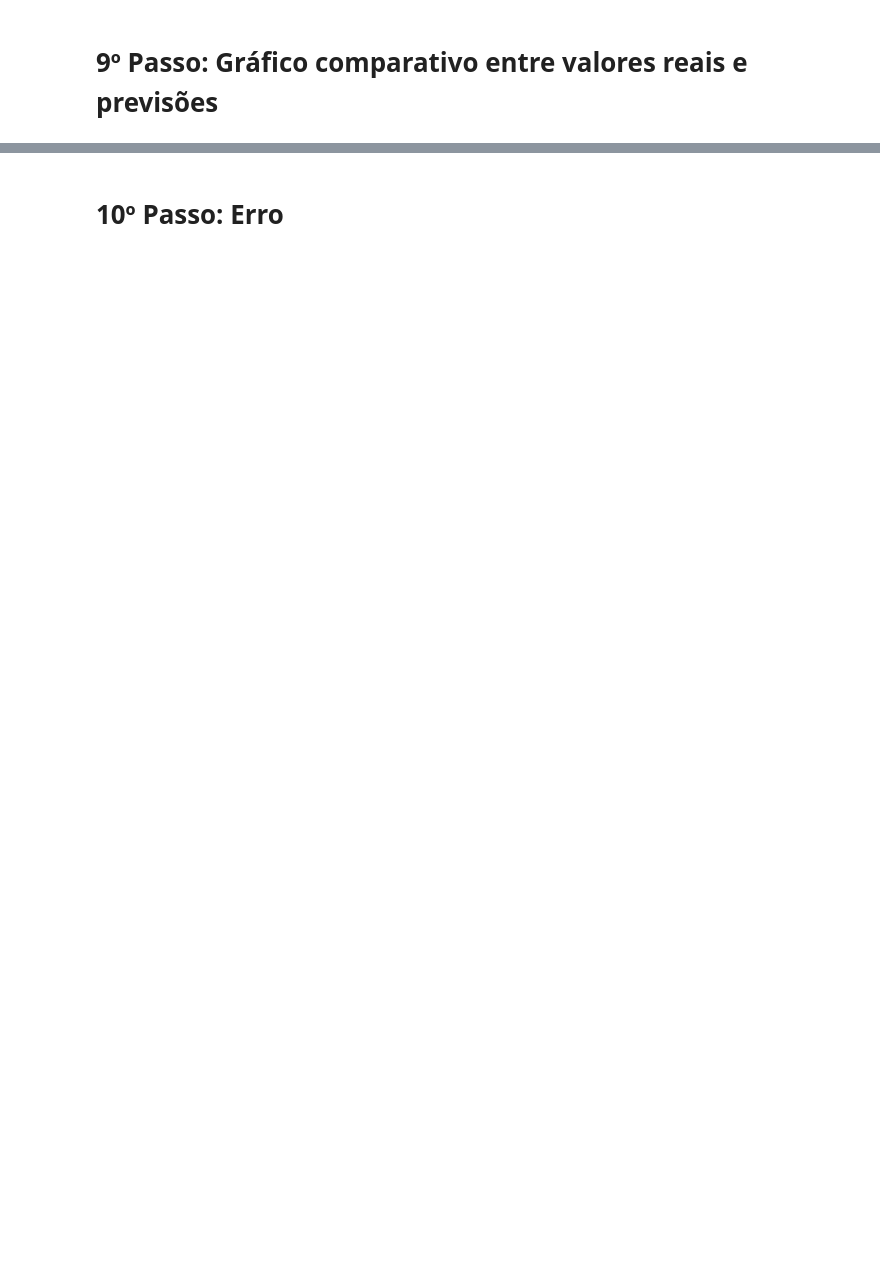
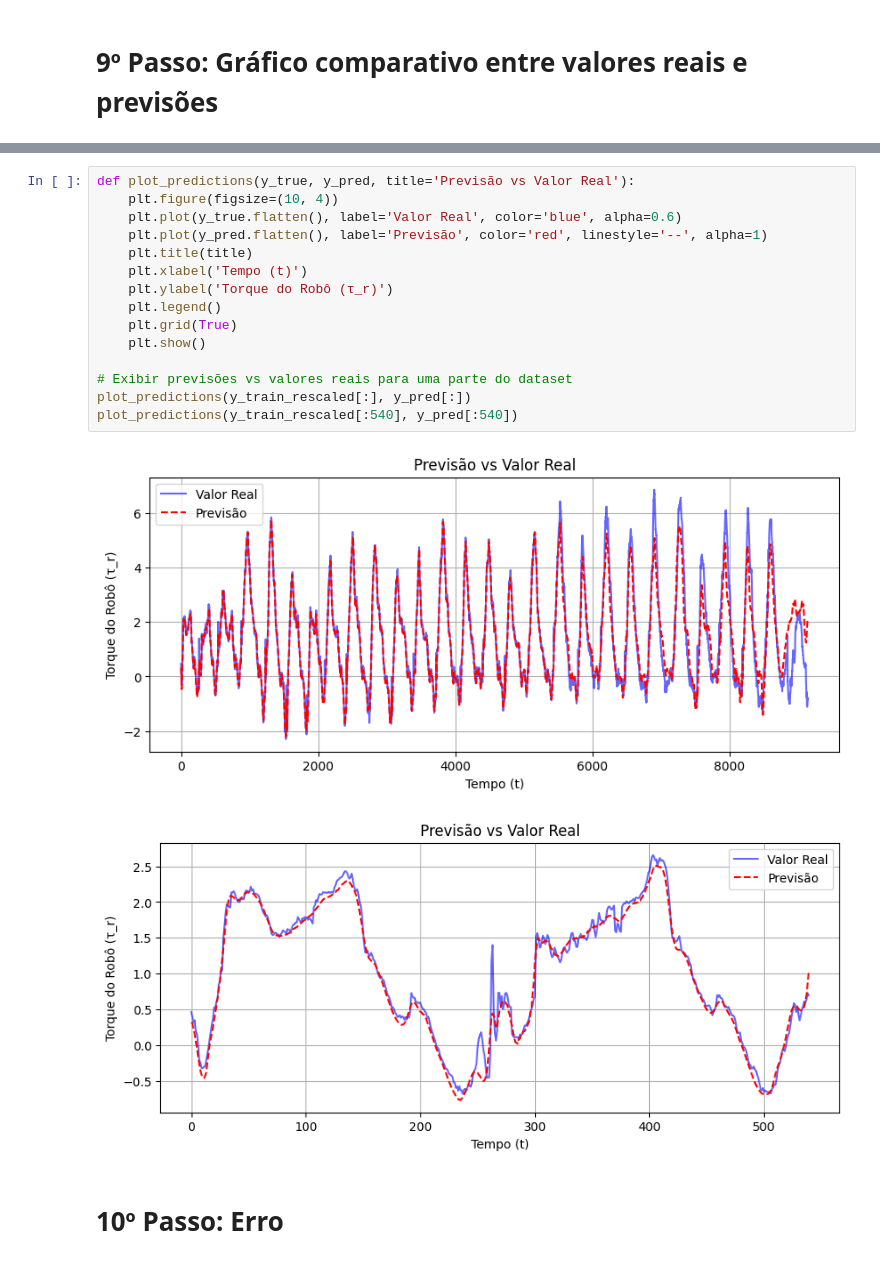
Before and after one commit to EricRibeiroAlves/Interacao-Humano-Robo, a Jupyter notebook: Codigo/[AP_T]_Eric_Modelo_CNN_GRU.ipynb, the cells around one changed output, grey strips where cells are left out. Drawn from its saved outputs; the diff is of its cells as text; blank space fills up the shorter version.

```diff
--- a/Codigo/[AP_T]_Eric_Modelo_CNN_GRU.ipynb
+++ b/Codigo/[AP_T]_Eric_Modelo_CNN_GRU.ipynb
@@ -237,3 +223,21 @@ R²: 0.2830 | MAE: 1.4599Nm | RMSE: 1.5496Nm | Corr: 0.9629
+# %%
+def plot_predictions(y_true, y_pred, title='Previsão vs Valor Real'):
+    plt.figure(figsize=(10, 4))
+    plt.plot(y_true.flatten(), label='Valor Real', color='blue', alpha=0.6)
+    plt.plot(y_pred.flatten(), label='Previsão', color='red', linestyle='--', alpha=1)
+    plt.title(title)
+    plt.xlabel('Tempo (t)')
+    plt.ylabel('Torque do Robô (τ_r)')
+    plt.legend()
+    plt.grid(True)
+    plt.show()
+
+# Exibir previsões vs valores reais para uma parte do dataset
+plot_predictions(y_train_rescaled[:], y_pred[:])
+plot_predictions(y_train_rescaled[:540], y_pred[:540])
+# %% [output]
+[figure, added]
+[figure, added]
 # %% [markdown]
 # 10º Passo: Erro
 # %%
```
Also changed, not shown: parts of 8 cells of this notebook.
